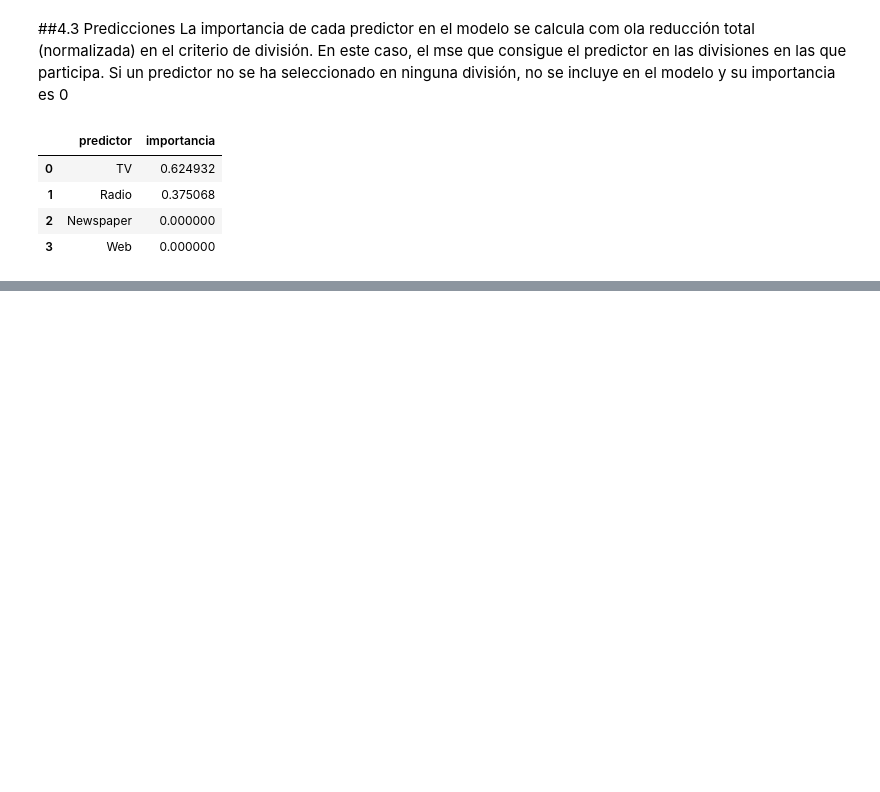
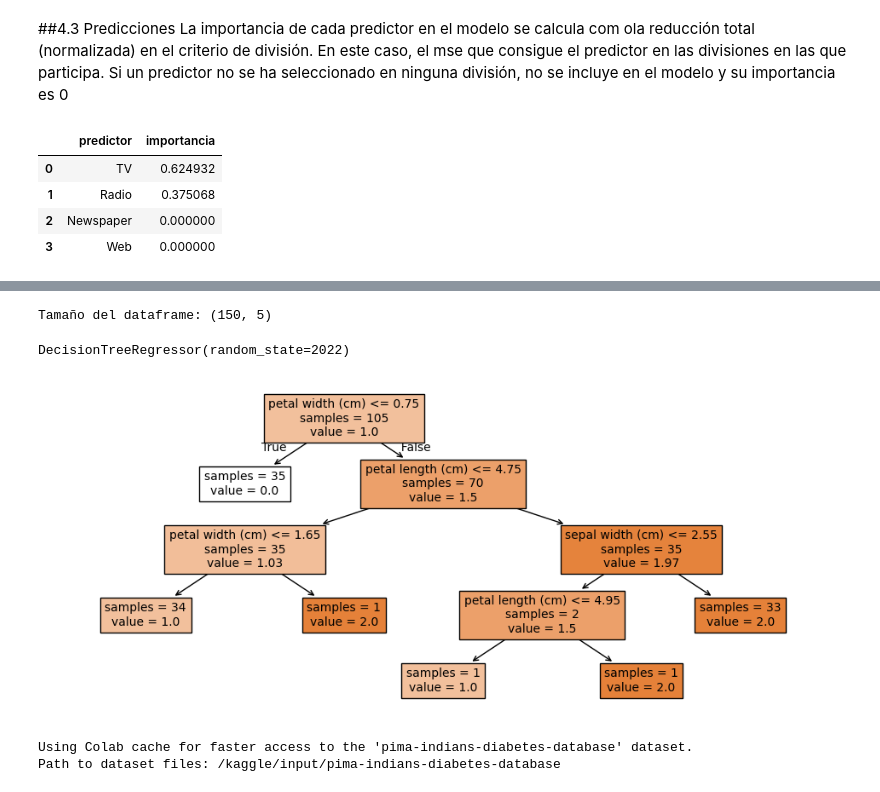
Before and after one commit to JulianMejia6/IA_2025, a Jupyter notebook: arbol_de_decisiones.ipynb, the cells around one changed output, grey strips where cells are left out. Cells and saved outputs as stored; diff of their text form; code cells hidden in the pictures; blank space fills up the shorter version.

```diff
--- a/arbol_de_decisiones.ipynb
+++ b/arbol_de_decisiones.ipynb
@@ -199,0 +274,3 @@ importancia_predictores.sort_values(by="importancia",ascending=False)
+# %%
+iris2=pd.DataFrame(data=np.c_[iris["data"],iris["target"]], columns = iris["feature_names"]+["target"])
+iris2.sample(5)
@@ -199,0 +284,35 @@ importancia_predictores.sort_values(by="importancia",ascending=False)
+# %%
+print(f"Tamaño del dataframe: {iris2.shape}")
+# %% [output]
+Tamaño del dataframe: (150, 5)
+# %%
+X_train, X_test, Y_train, Y_test = train_test_split(iris2.drop(columns="target"),iris2["target"],train_size=0.7,random_state=1289)
+# %%
+modelo_flor=DecisionTreeRegressor(random_state=2022)
+# %%
+modelo_flor.fit(X_train,Y_train)
+# %% [output]
+DecisionTreeRegressor(random_state=2022)
+# %%
+fig,ax=plt.subplots(figsize=(12,5))
+plot=plot_tree(
+    decision_tree=modelo_flor,
+    feature_names=iris2.drop(columns=["target"]).columns,
+    filled=True,
+    impurity=False,
+    fontsize=10,
+    precision=2,
+    ax=ax
+)
+# %% [output]
+[figure, added]
+# %%
+import kagglehub
+
+# Download latest version
+path = kagglehub.dataset_download("uciml/pima-indians-diabetes-database")
+
+print("Path to dataset files:", path)
+# %% [output]
+Using Colab cache for faster access to the 'pima-indians-diabetes-database' dataset.
+Path to dataset files: /kaggle/input/pima-indians-diabetes-database
```
Also changed, not shown: parts of 14 cells of this notebook.
